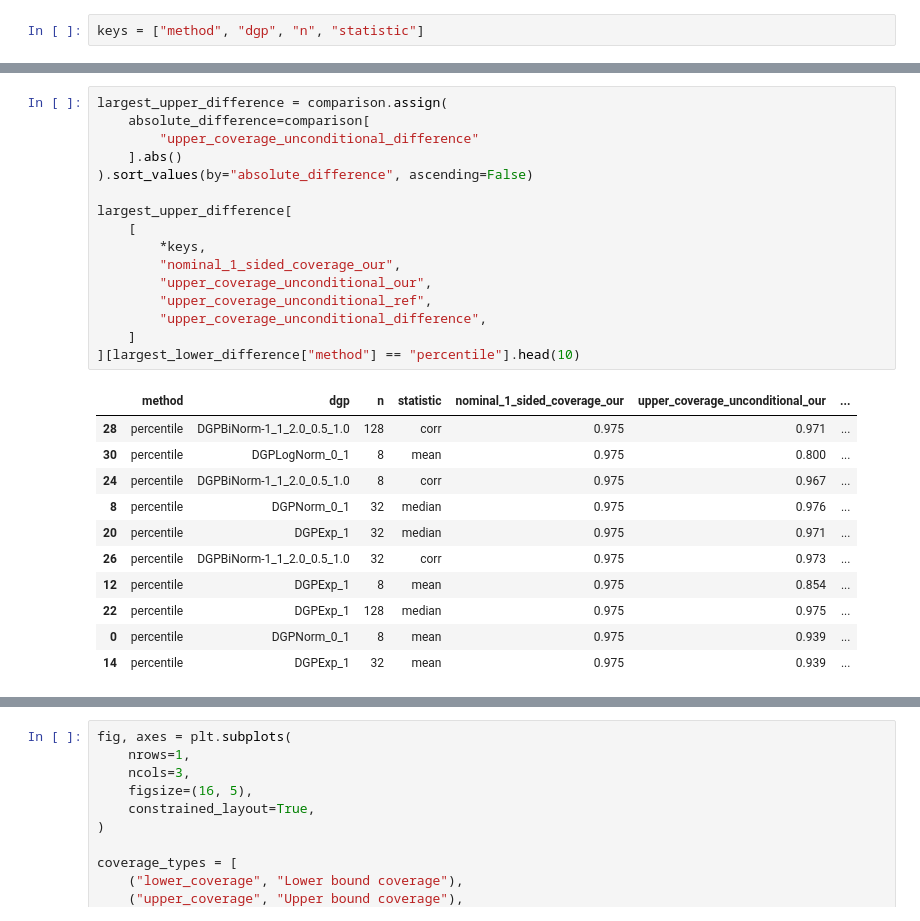
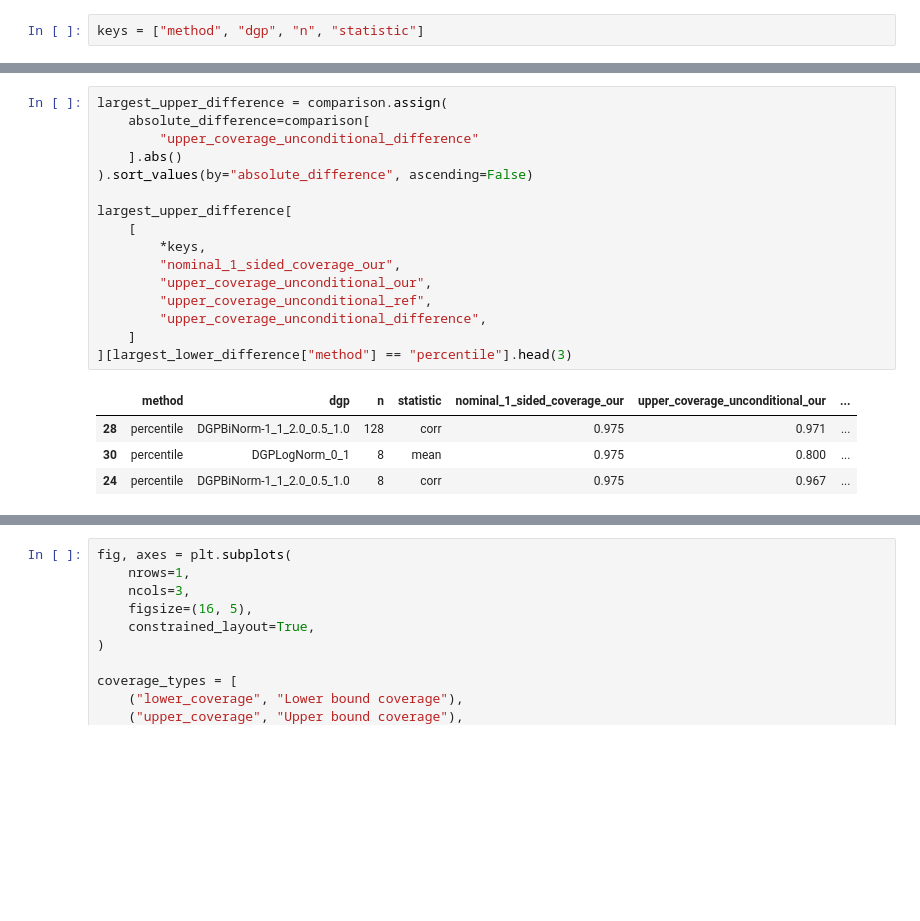
Before and after one commit to enejH04/bootstrap-inference, a Jupyter notebook: performance_validation/comparison.ipynb, the cells around one changed output, grey strips where cells are left out. Cells and saved outputs as stored; diff of their text form; blank space fills up the shorter version.

```diff
--- a/performance_validation/comparison.ipynb
+++ b/performance_validation/comparison.ipynb
@@ -196,31 +182,24 @@ largest_lower_difference[
 # %%
 largest_upper_difference = comparison.assign(
     absolute_difference=comparison[
         "upper_coverage_unconditional_difference"
     ].abs()
 ).sort_values(by="absolute_difference", ascending=False)
 
 largest_upper_difference[
     [
         *keys,
         "nominal_1_sided_coverage_our",
         "upper_coverage_unconditional_our",
         "upper_coverage_unconditional_ref",
         "upper_coverage_unconditional_difference",
     ]
-][largest_lower_difference["method"] == "percentile"].head(10)
+][largest_lower_difference["method"] == "percentile"].head(3)
 # %% [output]
 |  | method | dgp | n | statistic | nominal_1_sided_coverage_our | upper_coverage_unconditional_our | ... |
 | 28 | percentile | DGPBiNorm-1_1_2.0_0.5_1.0 | 128 | corr | 0.975 | 0.971 | ... |
 | 30 | percentile | DGPLogNorm_0_1 | 8 | mean | 0.975 | 0.800 | ... |
 | 24 | percentile | DGPBiNorm-1_1_2.0_0.5_1.0 | 8 | corr | 0.975 | 0.967 | ... |
-| 8 | percentile | DGPNorm_0_1 | 32 | median | 0.975 | 0.976 | ... |
-| 20 | percentile | DGPExp_1 | 32 | median | 0.975 | 0.971 | ... |
-| 26 | percentile | DGPBiNorm-1_1_2.0_0.5_1.0 | 32 | corr | 0.975 | 0.973 | ... |
-| 12 | percentile | DGPExp_1 | 8 | mean | 0.975 | 0.854 | ... |
-| 22 | percentile | DGPExp_1 | 128 | median | 0.975 | 0.975 | ... |
-| 0 | percentile | DGPNorm_0_1 | 8 | mean | 0.975 | 0.939 | ... |
-| 14 | percentile | DGPExp_1 | 32 | mean | 0.975 | 0.939 | ... |
 # %%
 largest_upper_difference[
     [
```
Also changed, not shown: parts of 5 cells of this notebook.
